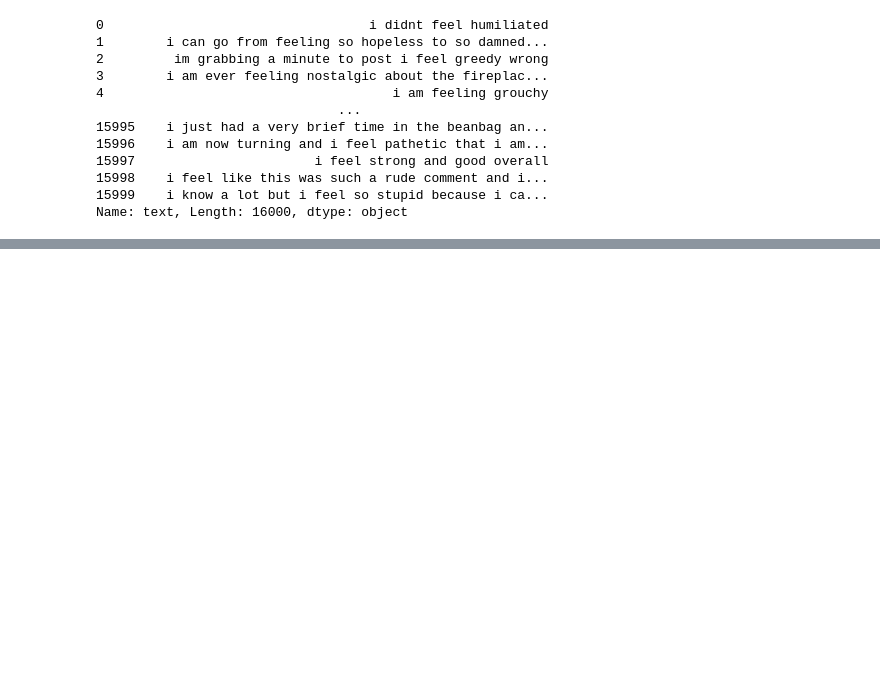
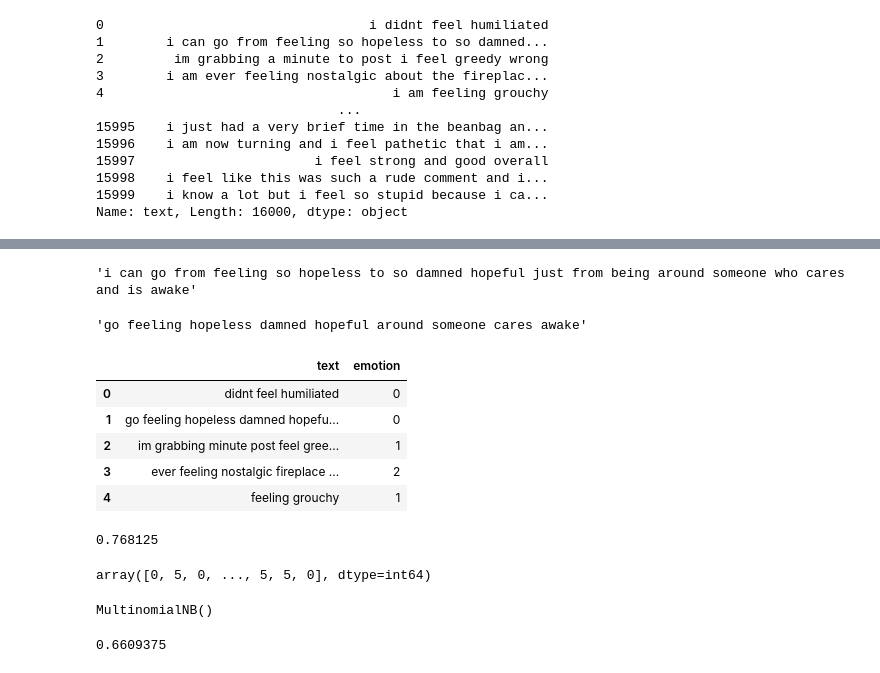
Before and after one commit to sumitkumar2299/Data_Science, a Jupyter notebook: nlp_with_ml/sentiment_analysis.ipynb, the cells around one changed output, grey strips where cells are left out. Saved outputs shown, nothing was run; the diff lists cells and outputs as text; code cells hidden in the pictures; blank space fills up the shorter version.

```diff
--- a/nlp_with_ml/sentiment_analysis.ipynb
+++ b/nlp_with_ml/sentiment_analysis.ipynb
@@ -89,0 +104,29 @@ import nltk
+# %%
+stop_words = set(stopwords.words('english'))
+# %%
+df.loc[1]['text']
+# %% [output]
+'i can go from feeling so hopeless to so damned hopeful just from being around someone who cares and is awake'
+# %%
+def remove(txt):
+    words = txt.split()
+    cleaned = []
+    for i in words:
+        if not i in stop_words:
+            cleaned.append(i)
+    return ' '.join(cleaned)
+# %%
+df['text'] = df['text'].apply(remove)
+# %%
+df.loc[1]['text']
+# %% [output]
+'go feeling hopeless damned hopeful around someone cares awake'
+# %%
+df.head()
+# %% [output]
+|  | text | emotion |
+| 0 | didnt feel humiliated | 0 |
+| 1 | go feeling hopeless damned hopefu... | 0 |
+| 2 | im grabbing minute post feel gree... | 1 |
+| 3 | ever feeling nostalgic fireplace ... | 2 |
+| 4 | feeling grouchy | 1 |
@@ -89,0 +137,39 @@ import nltk
+# %%
+from sklearn.feature_extraction.text import CountVectorizer, TfidfVectorizer
+
+from sklearn.naive_bayes import MultinomialNB
+from sklearn.metrics import accuracy_score
+
+
+bow_vectorizer = CountVectorizer()
+X_train_bow = bow_vectorizer.fit_transform(X_train)
+X_test_bow = bow_vectorizer.transform(X_test)
+
+nb_model = MultinomialNB()
+nb_model.fit(X_train_bow,y_train)
+
+pred_bow = nb_model.predict(X_test_bow)
+print(accuracy_score(y_test,pred_bow))
+# %% [output]
+0.768125
+# %%
+pred_bow
+# %% [output]
+array([0, 5, 0, ..., 5, 5, 0], dtype=int64)
+# %%
+
+
+tfidf_vectorizer = TfidfVectorizer()
+X_train_tfidf = tfidf_vectorizer.fit_transform(X_train)
+X_test_tfidf = tfidf_vectorizer.transform(X_test)
+
+
+nb2_model = MultinomialNB()
+nb2_model.fit(X_train_tfidf,y_train)
+# %% [output]
+MultinomialNB()
+# %%
+y_pred = nb2_model.predict(X_test_tfidf)
+print(accuracy_score(y_test,y_pred))
+# %% [output]
+0.6609375
```
Also changed, not shown: parts of 7 cells of this notebook.
